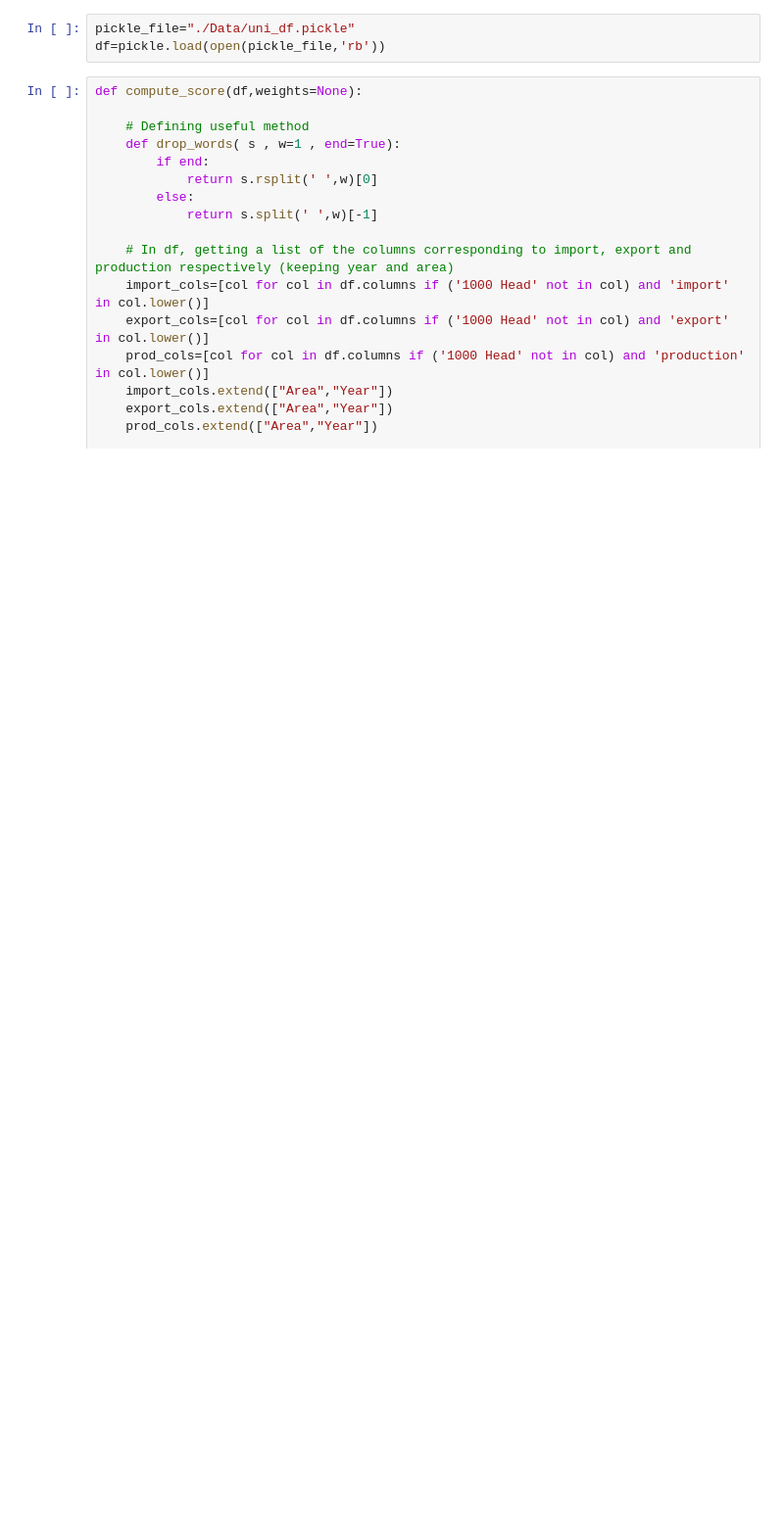
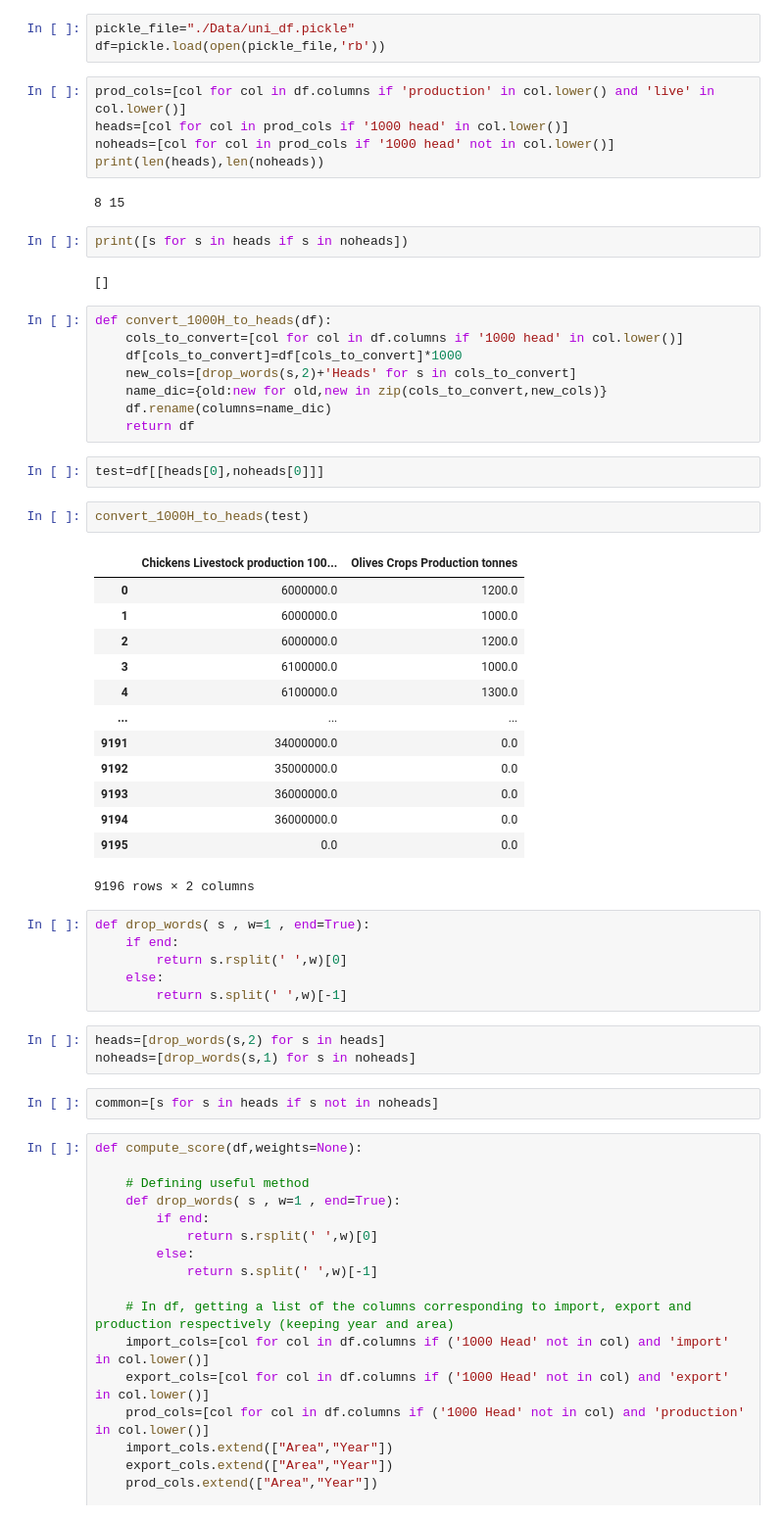
Before and after one commit to martin-ev/ADA-project, a Jupyter notebook: Scripts/Results_julien.ipynb, the cells around one changed output. Shown at 98% size. Drawn from its saved outputs; the diff is of its cells as text; blank space fills up the shorter version.

```diff
--- a/Scripts/Results_julien.ipynb
+++ b/Scripts/Results_julien.ipynb
@@ -9,6 +10,54 @@ import json
 # %%
 pickle_file="./Data/uni_df.pickle"
 df=pickle.load(open(pickle_file,'rb'))
+# %%
+prod_cols=[col for col in df.columns if 'production' in col.lower() and 'live' in col.lower()]
+heads=[col for col in prod_cols if '1000 head' in col.lower()]
+noheads=[col for col in prod_cols if '1000 head' not in col.lower()]
+print(len(heads),len(noheads))
+# %% [output]
+8 15
+# %%
+print([s for s in heads if s in noheads])
+# %% [output]
+[]
+# %%
+def convert_1000H_to_heads(df):
+    cols_to_convert=[col for col in df.columns if '1000 head' in col.lower()]
+    df[cols_to_convert]=df[cols_to_convert]*1000
+    new_cols=[drop_words(s,2)+'Heads' for s in cols_to_convert]
+    name_dic={old:new for old,new in zip(cols_to_convert,new_cols)}
+    df.rename(columns=name_dic)
+    return df
+# %%
+test=df[[heads[0],noheads[0]]]
+# %%
+convert_1000H_to_heads(test)
+# %% [output]
+|  | Chickens Livestock production 100... | Olives Crops Production tonnes |
+| 0 | 6000000.0 | 1200.0 |
+| 1 | 6000000.0 | 1000.0 |
+| 2 | 6000000.0 | 1200.0 |
+| 3 | 6100000.0 | 1000.0 |
+| 4 | 6100000.0 | 1300.0 |
+| ... | ... | ... |
+| 9191 | 34000000.0 | 0.0 |
+| 9192 | 35000000.0 | 0.0 |
+| 9193 | 36000000.0 | 0.0 |
+| 9194 | 36000000.0 | 0.0 |
+| 9195 | 0.0 | 0.0 |
+9196 rows × 2 columns
+# %%
+def drop_words( s , w=1 , end=True):
+    if end:
+        return s.rsplit(' ',w)[0]
+    else:
+        return s.split(' ',w)[-1]
+# %%
+heads=[drop_words(s,2) for s in heads]
+noheads=[drop_words(s,1) for s in noheads]
+# %%
+common=[s for s in heads if s not in noheads]
 # %%
 def compute_score(df,weights=None):
 
```
Also changed, not shown: parts of 10 cells of this notebook.
